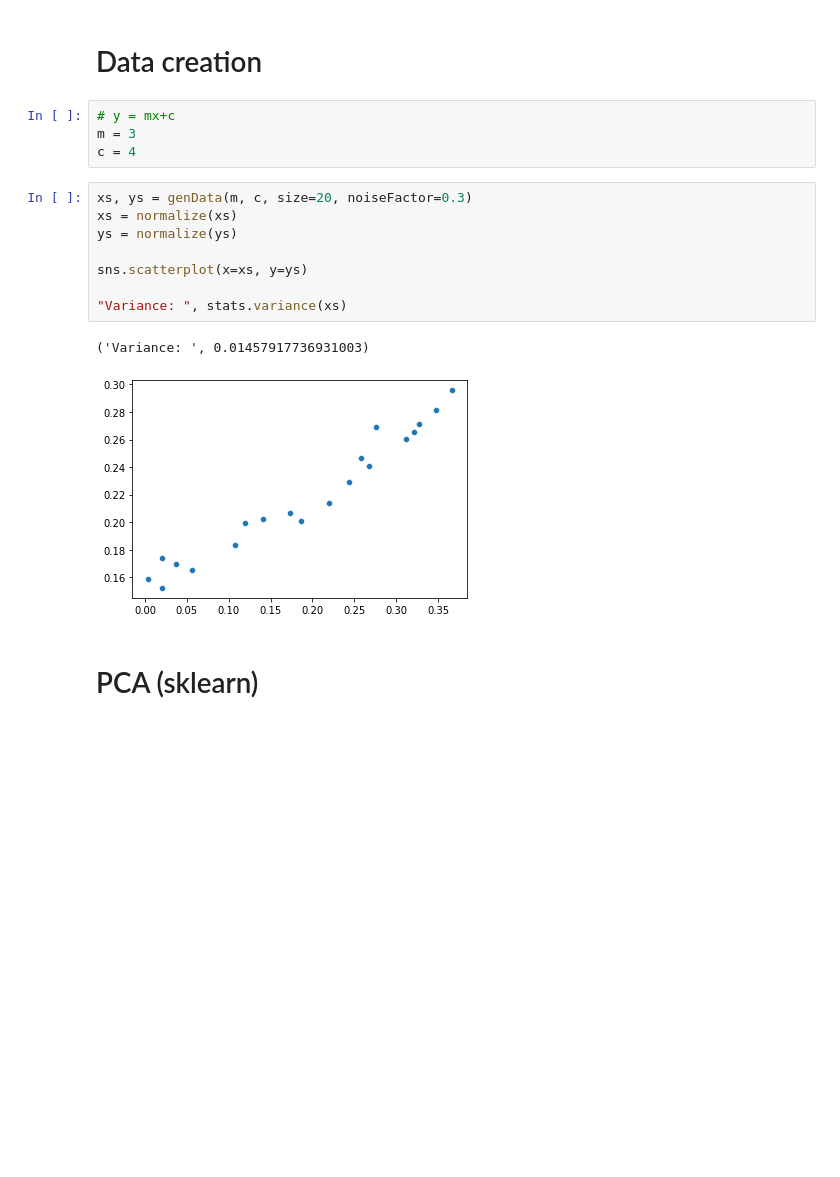
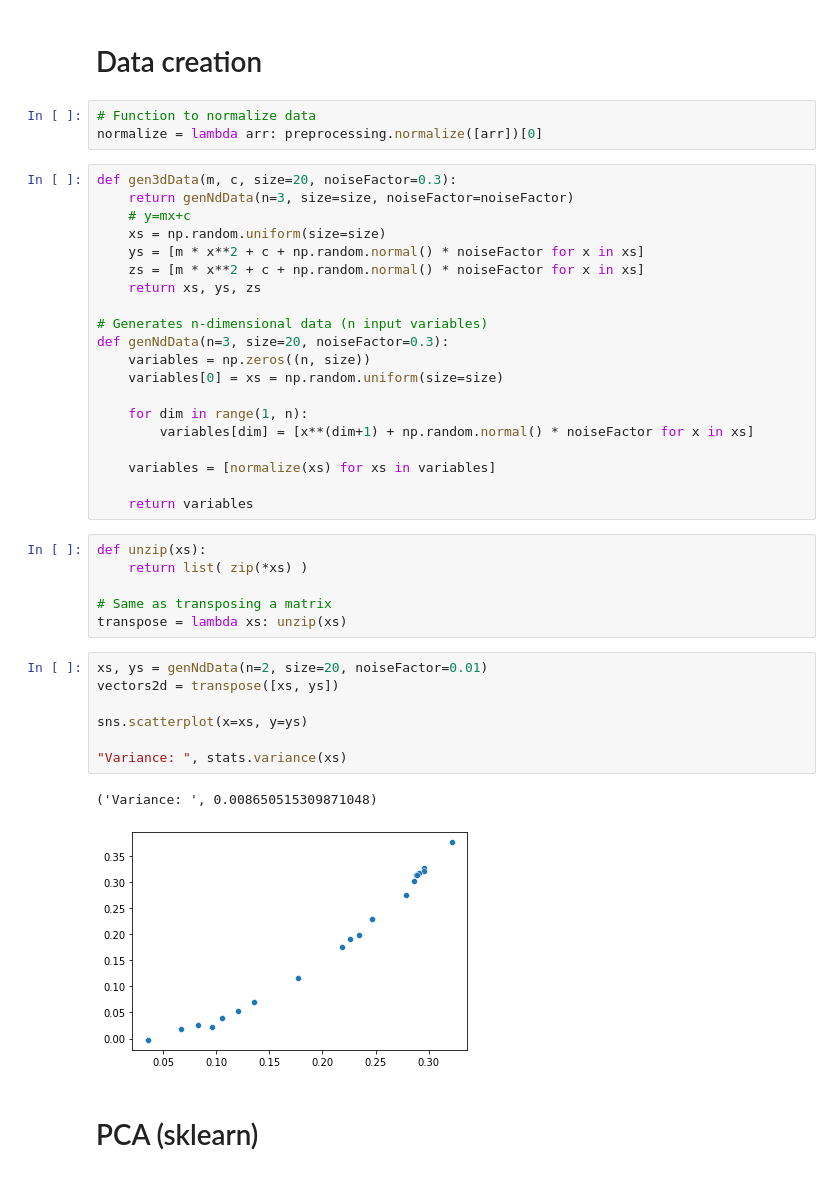
Before and after one commit to notpaulmartin/PCA, a Jupyter notebook: notebook.ipynb, the cells around one changed output. Cells and saved outputs as stored; diff of their text form; blank space fills up the shorter version.

```diff
--- a/notebook.ipynb
+++ b/notebook.ipynb
@@ -44,20 +39,44 @@ normalize = lambda arr: preprocessing.normalize([arr])[0]
 # %% [markdown]
 # Data creation
-# %%
-# y = mx+c
-m = 3
-c = 4
+# %%
+# Function to normalize data
+normalize = lambda arr: preprocessing.normalize([arr])[0]
+# %%
+def gen3dData(m, c, size=20, noiseFactor=0.3):
+    return genNdData(n=3, size=size, noiseFactor=noiseFactor)
+    # y=mx+c
+    xs = np.random.uniform(size=size)
+    ys = [m * x**2 + c + np.random.normal() * noiseFactor for x in xs]
+    zs = [m * x**2 + c + np.random.normal() * noiseFactor for x in xs]
+    return xs, ys, zs
+
+# Generates n-dimensional data (n input variables)
+def genNdData(n=3, size=20, noiseFactor=0.3):
+    variables = np.zeros((n, size))
+    variables[0] = xs = np.random.uniform(size=size)
+
+    for dim in range(1, n):
+        variables[dim] = [x**(dim+1) + np.random.normal() * noiseFactor for x in xs]
+
+    variables = [normalize(xs) for xs in variables]
+
+    return variables
+# %%
+def unzip(xs):
+    return list( zip(*xs) )
+
+# Same as transposing a matrix
+transpose = lambda xs: unzip(xs)
 # %%
-xs, ys = genData(m, c, size=20, noiseFactor=0.3)
-xs = normalize(xs)
-ys = normalize(ys)
+xs, ys = genNdData(n=2, size=20, noiseFactor=0.01)
+vectors2d = transpose([xs, ys])
 
 sns.scatterplot(x=xs, y=ys)
 
 "Variance: ", stats.variance(xs)
 # %% [output]
-('Variance: ', 0.01457917736931003)
+('Variance: ', 0.008650515309871048)
-[figure, old version]
+[figure, new version]
 # %% [markdown]
 # PCA (sklearn)
 # %%
```
Also changed, not shown: parts of 49 cells of this notebook, 9 other files.
